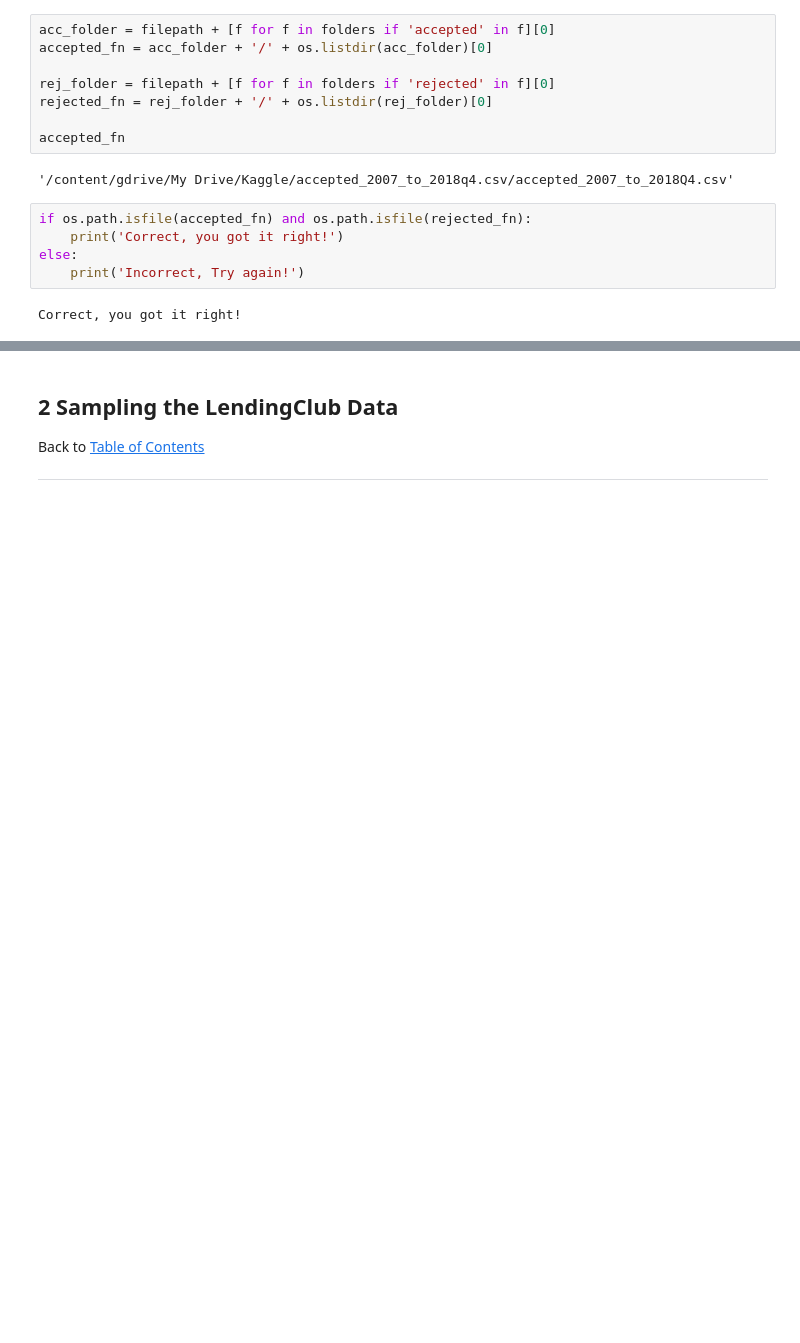
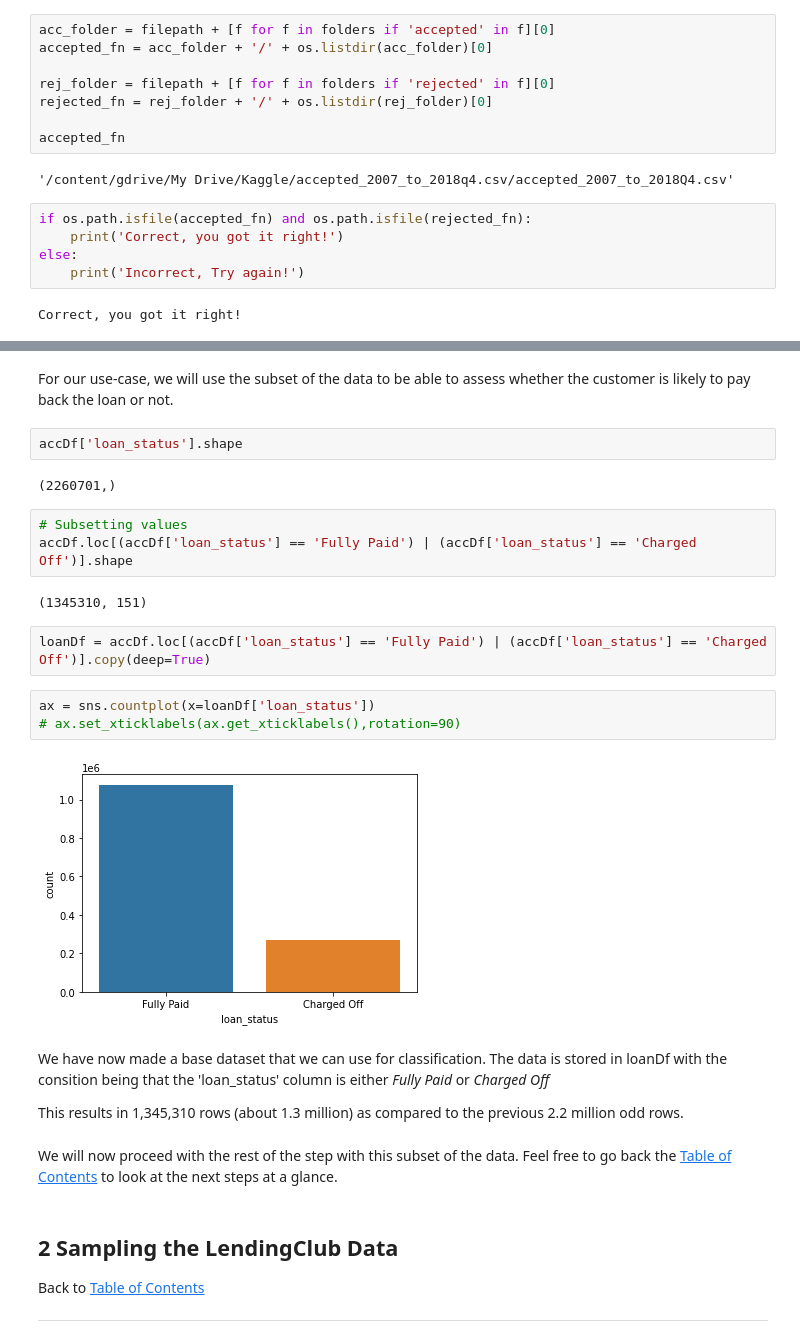
Before and after one commit to anishmahapatra/LendingClubLoan-Classification, a Jupyter notebook: LendingClubLoan_Classification_v1.ipynb, the cells around one changed output, grey strips where cells are left out. Saved outputs shown, nothing was run; the diff lists cells and outputs as text; blank space fills up the shorter version.

```diff
--- a/LendingClubLoan_Classification_v1.ipynb
+++ b/LendingClubLoan_Classification_v1.ipynb
@@ -111,3 +377,27 @@ rej_df.shape
+# %% [markdown]
+For our use-case, we will use the subset of the data to be able to assess whether the customer is likely to pay back the loan or not.
+# %%
+accDf['loan_status'].shape
+# %% [output]
+(2260701,)
+# %%
+# Subsetting values
+accDf.loc[(accDf['loan_status'] == 'Fully Paid') | (accDf['loan_status'] == 'Charged Off')].shape
+# %% [output]
+(1345310, 151)
+# %%
+loanDf = accDf.loc[(accDf['loan_status'] == 'Fully Paid') | (accDf['loan_status'] == 'Charged Off')].copy(deep=True)
+# %%
+ax = sns.countplot(x=loanDf['loan_status'])
+# ax.set_xticklabels(ax.get_xticklabels(),rotation=90)
+# %% [output]
+[figure, added]
+# %% [markdown]
+We have now made a base dataset that we can use for classification. The data is stored in loanDf with the consition being that the 'loan_status' column is either *Fully Paid* or *Charged Off*
+
+This results in 1,345,310 rows (about 1.3 million) as compared to the previous 2.2 million odd rows.
+# %% [markdown]
+We will now proceed with the rest of the step with this subset of the data. Feel free to go back the [Table of Contents](#0) to look at the next steps at a glance.
 # %% [markdown]
 <a name="2"></a>
 ## 2 Sampling the LendingClub Data
```
Also changed, not shown: parts of 43 cells of this notebook.
